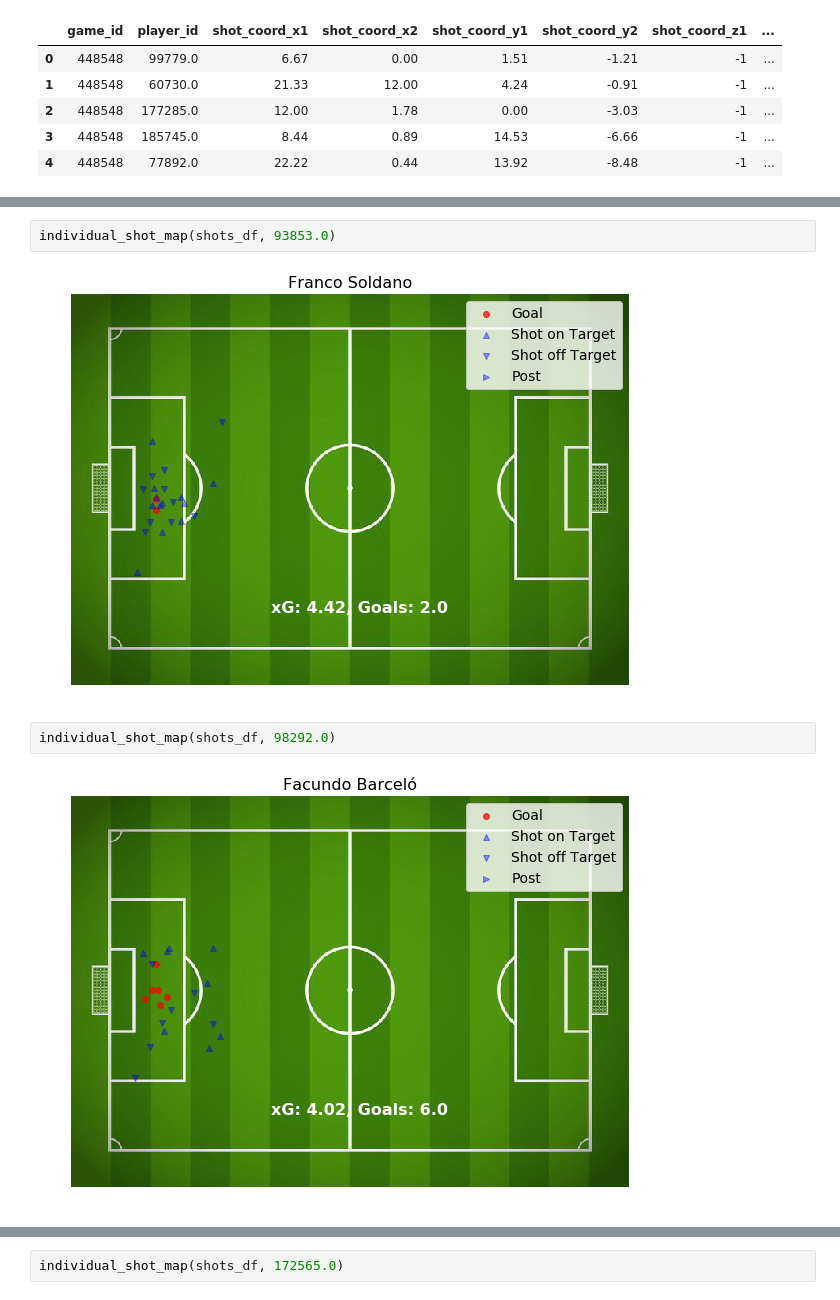
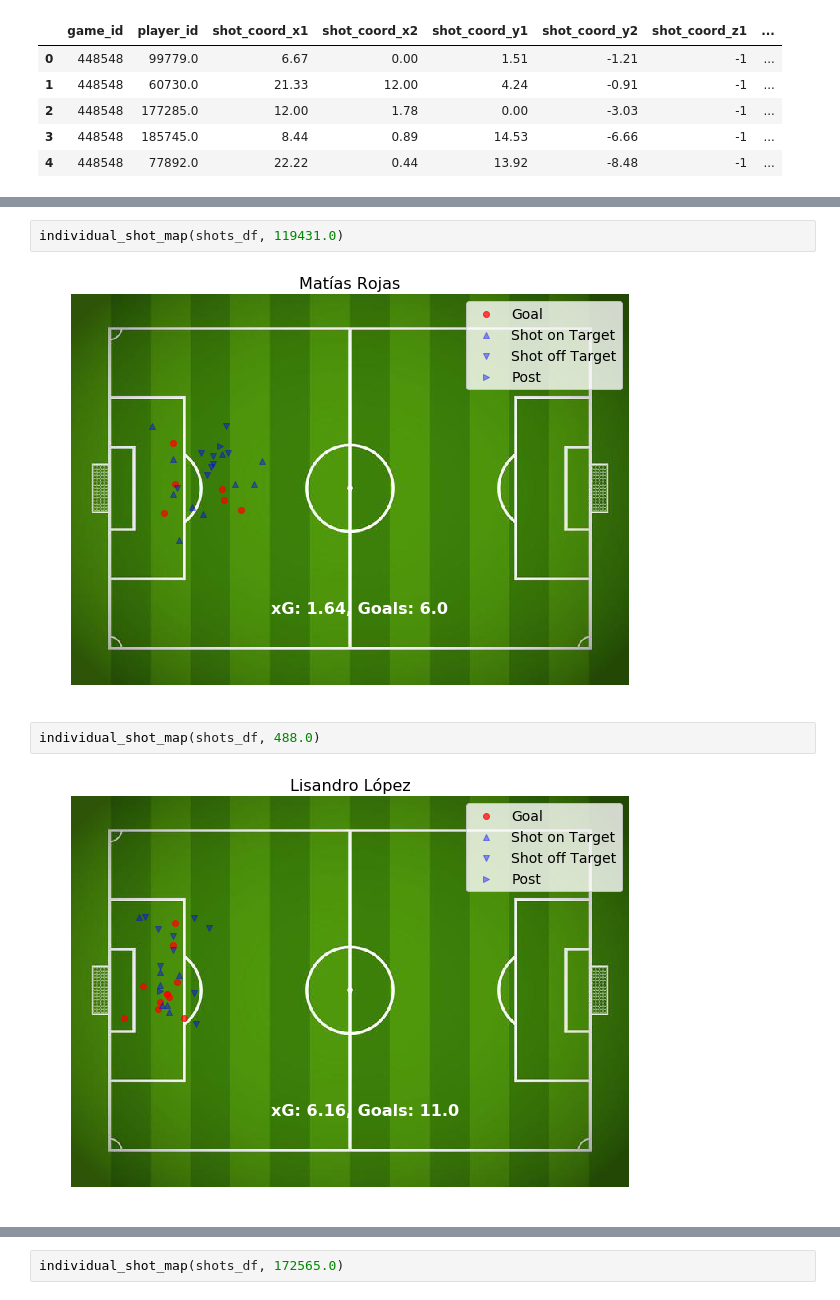
Before and after one commit to d-v-dlee/super_liga_xg, a Jupyter notebook: src/_new_shot_model.ipynb, the cells around one changed output, grey strips where cells are left out. Saved outputs shown, nothing was run; the diff lists cells and outputs as text.

```diff
--- a/src/_new_shot_model.ipynb
+++ b/src/_new_shot_model.ipynb
@@ -782,9 +792,9 @@ youngsters.head(20)
 # %%
-individual_shot_map(shots_df, 93853.0)
+individual_shot_map(shots_df, 119431.0)
 # %% [output]
-[figure, old version]
+[figure, new version]
 # %%
-individual_shot_map(shots_df, 98292.0)
+individual_shot_map(shots_df, 488.0)
 # %% [output]
-[figure, old version]
+[figure, new version]
 # %%
```
Also changed, not shown: parts of 5 cells of this notebook.
